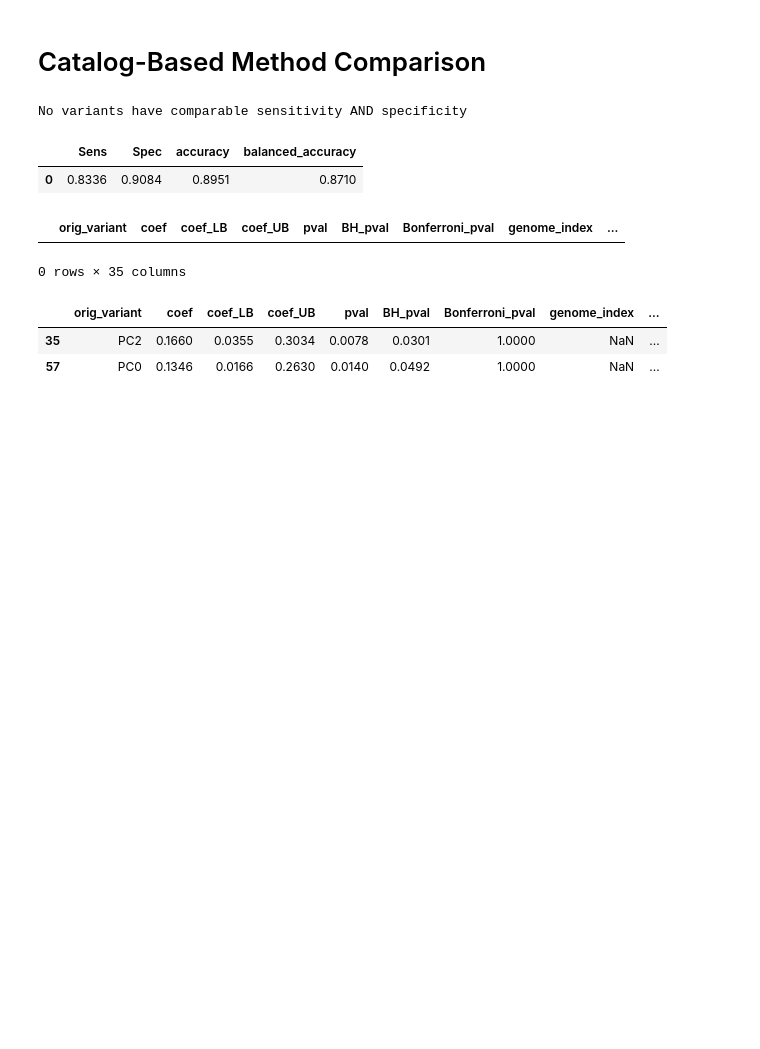
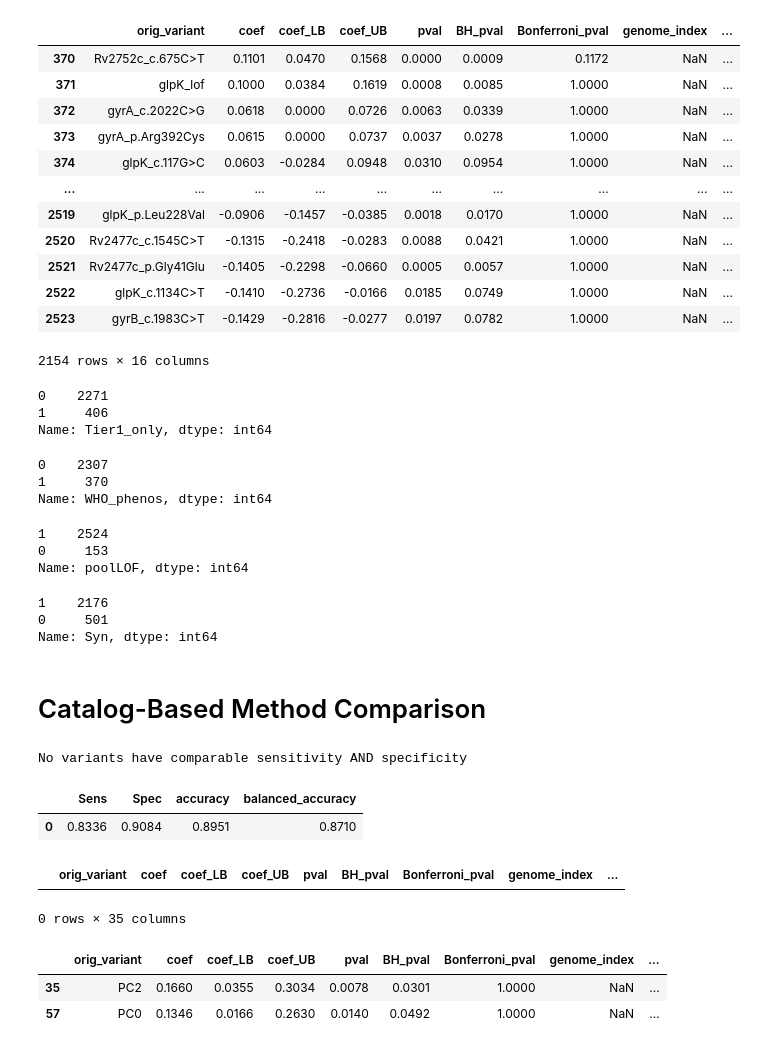
Before and after one commit to farhat-lab/who-analysis, a Jupyter notebook: analysis/analysis.ipynb, the cells around one changed output. Saved outputs shown, nothing was run; the diff lists cells and outputs as text; code cells hidden in the pictures; blank space fills up the shorter version.

```diff
--- a/analysis/analysis.ipynb
+++ b/analysis/analysis.ipynb
@@ -114,3 +59,43 @@ df.loc[df["orig_variant"].str.contains("PC")]
+# %%
+mxf_analysis.query("Tier1_only==0 & WHO_phenos==0 & Syn==1")
+# %% [output]
+|  | orig_variant | coef | coef_LB | coef_UB | pval | BH_pval | Bonferroni_pval | genome_index | ... |
+| 370 | Rv2752c_c.675C>T | 0.1101 | 0.0470 | 0.1568 | 0.0000 | 0.0009 | 0.1172 | NaN | ... |
+| 371 | glpK_lof | 0.1000 | 0.0384 | 0.1619 | 0.0008 | 0.0085 | 1.0000 | NaN | ... |
+| 372 | gyrA_c.2022C>G | 0.0618 | 0.0000 | 0.0726 | 0.0063 | 0.0339 | 1.0000 | NaN | ... |
+| 373 | gyrA_p.Arg392Cys | 0.0615 | 0.0000 | 0.0737 | 0.0037 | 0.0278 | 1.0000 | NaN | ... |
+| 374 | glpK_c.117G>C | 0.0603 | -0.0284 | 0.0948 | 0.0310 | 0.0954 | 1.0000 | NaN | ... |
+| ... | ... | ... | ... | ... | ... | ... | ... | ... | ... |
+| 2519 | glpK_p.Leu228Val | -0.0906 | -0.1457 | -0.0385 | 0.0018 | 0.0170 | 1.0000 | NaN | ... |
+| 2520 | Rv2477c_c.1545C>T | -0.1315 | -0.2418 | -0.0283 | 0.0088 | 0.0421 | 1.0000 | NaN | ... |
+| 2521 | Rv2477c_p.Gly41Glu | -0.1405 | -0.2298 | -0.0660 | 0.0005 | 0.0057 | 1.0000 | NaN | ... |
+| 2522 | glpK_c.1134C>T | -0.1410 | -0.2736 | -0.0166 | 0.0185 | 0.0749 | 1.0000 | NaN | ... |
+| 2523 | gyrB_c.1983C>T | -0.1429 | -0.2816 | -0.0277 | 0.0197 | 0.0782 | 1.0000 | NaN | ... |
+2154 rows × 16 columns
+# %%
+mxf_analysis.Tier1_only.value_counts()
+# %% [output]
+0    2271
+1     406
+Name: Tier1_only, dtype: int64
+# %%
+mxf_analysis.WHO_phenos.value_counts()
+# %% [output]
+0    2307
+1     370
+Name: WHO_phenos, dtype: int64
+# %%
+mxf_analysis.poolLOF.value_counts()
+# %% [output]
+1    2524
+0     153
+Name: poolLOF, dtype: int64
+# %%
+mxf_analysis.Syn.value_counts()
+# %% [output]
+1    2176
+0     501
+Name: Syn, dtype: int64
 # %% [markdown]
 # Catalog-Based Method Comparison
 # %%
```
Also changed, not shown: parts of 11 cells of this notebook, 3 other files.
